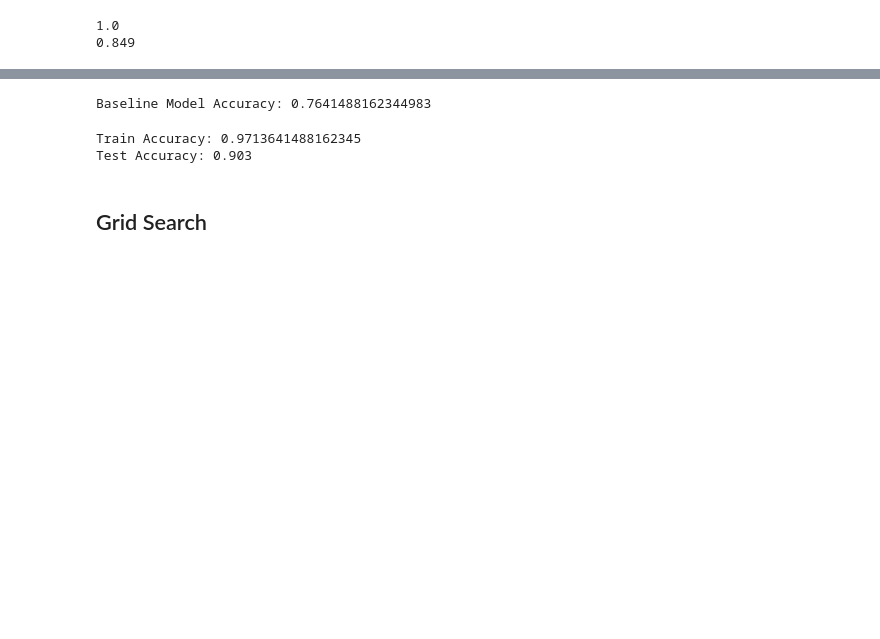
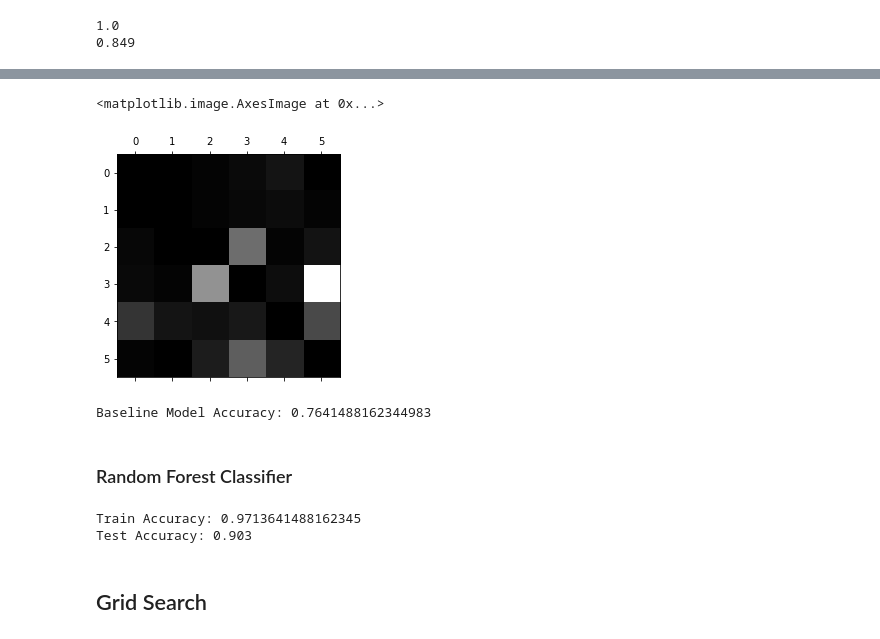
Before and after one commit to jstodd867/landsat-classification, a Jupyter notebook: Capstone_2_Landsat.ipynb, the cells around one changed output, grey strips where cells are left out. Drawn from its saved outputs; the diff is of its cells as text; code cells hidden in the pictures; blank space fills up the shorter version.

```diff
--- a/Capstone_2_Landsat.ipynb
+++ b/Capstone_2_Landsat.ipynb
@@ -310,8 +329,16 @@ print(accuracy_score(y_test, yhat))
+# %%
+np.fill_diagonal(conf_mx, 0)
+plt.matshow(conf_mx, cmap=plt.cm.gray)
+# %% [output]
+<matplotlib.image.AxesImage at 0x...>
+[figure, added]
 # %%
 #print(y_train.shape, y_predict.shape)
 print(f'Baseline Model Accuracy: {accuracy_score(y_train,y_predict)}') # Baseline model accuracy
 # %% [output]
 Baseline Model Accuracy: 0.7641488162344983
+# %% [markdown]
+### Random Forest Classifier
 # %%
 from sklearn.ensemble import RandomForestClassifier
 from sklearn.datasets import make_classification
```
Also changed, not shown: parts of 9 cells of this notebook, 3 other files.
